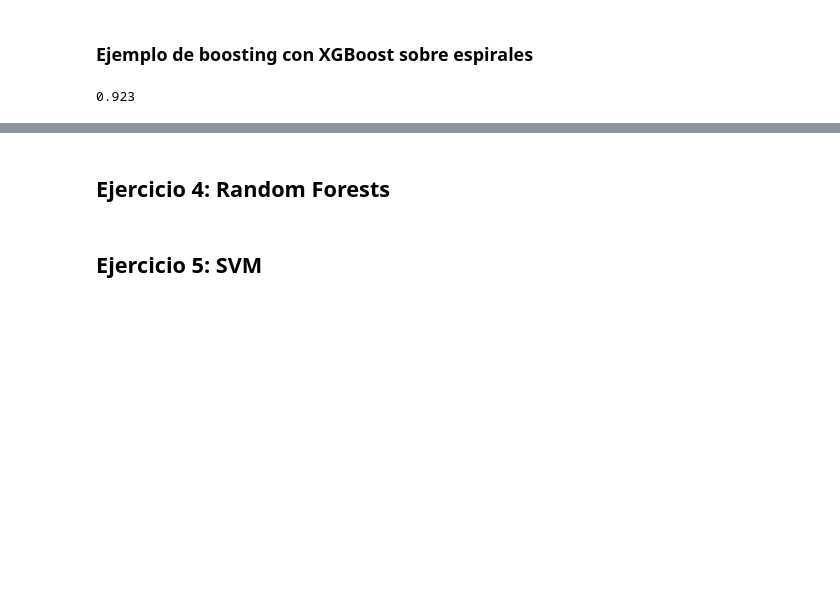
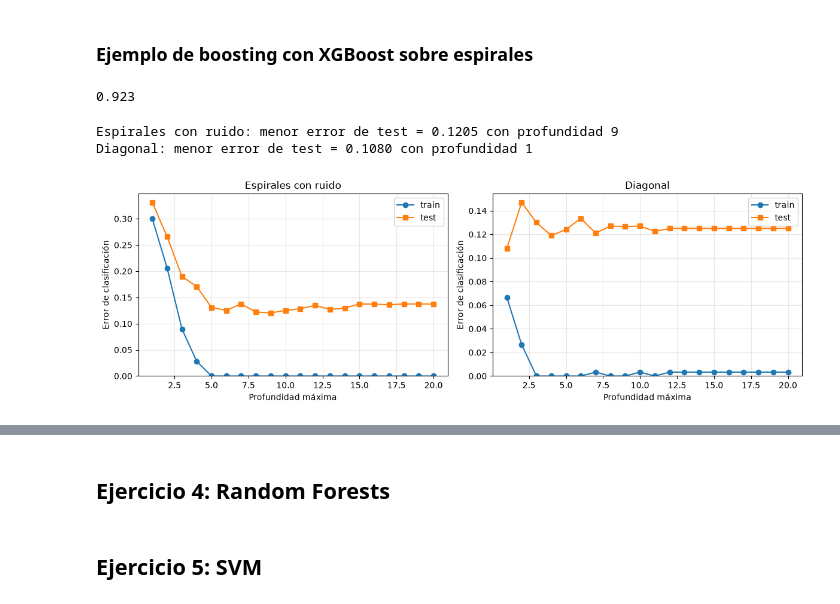
Before and after one commit to BrunoSpoletini/topicosMineriaDeDatos, a Jupyter notebook: tp4/TMD_TP4_Metodos_Supervisados_Avanzados.ipynb, the cells around one changed output, grey strips where cells are left out. Saved outputs shown, nothing was run; the diff lists cells and outputs as text; code cells hidden in the pictures; blank space fills up the shorter version.

```diff
--- a/tp4/TMD_TP4_Metodos_Supervisados_Avanzados.ipynb
+++ b/tp4/TMD_TP4_Metodos_Supervisados_Avanzados.ipynb
@@ -388,0 +387,47 @@ xgb.score(X,y)
+# %%
+# Parámetros del ejemplo de arriba, con 200 árboles por ensemble
+n_arboles = 200
+profundidades = range(1, 21)
+
+datasets_boosting = {
+    'Espirales con ruido': (esp_4d_train.to_numpy(), esp_4d_test.to_numpy()),
+    'Diagonal': (diag_train.to_numpy(), diag_test.to_numpy()),
+}
+
+errores_boosting = {}
+for nombre, (train, test) in datasets_boosting.items():
+    X_tr, y_tr = train[:, :-1], train[:, -1]
+    X_te, y_te = test[:, :-1], test[:, -1]
+
+    errores_train = []
+    errores = []
+    for profundidad in profundidades:
+        xgb = XGBClassifier(
+            objective='binary:hinge', n_estimators=n_arboles,
+            learning_rate=xgb_eta, max_depth=profundidad, colsample_bytree=1, verbosity=0,
+            subsample=1)
+        xgb.fit(X_tr, y_tr, verbose=0)
+        errores_train.append(1 - xgb.score(X_tr, y_tr))
+        errores.append(1 - xgb.score(X_te, y_te))
+    errores_boosting[nombre] = (errores_train, errores)
+
+    mejor = np.argmin(errores)
+    print(f'{nombre}: menor error de test = {errores[mejor]:.4f} con profundidad {profundidades[mejor]}')
+
+# Error de train y test vs profundidad máxima para cada dataset
+fig, axes = plt.subplots(1, 2, figsize=(12, 4))
+for ax, (nombre, (errores_train, errores)) in zip(axes, errores_boosting.items()):
+    ax.plot(profundidades, errores_train, marker='o', label='train')
+    ax.plot(profundidades, errores, marker='s', label='test')
+    ax.set_title(nombre)
+    ax.set_xlabel('Profundidad máxima')
+    ax.set_ylabel('Error de clasificación')
+    ax.set_ylim(bottom=0)
+    ax.grid(alpha=0.3)
+    ax.legend()
+plt.tight_layout()
+plt.show()
+# %% [output]
+Espirales con ruido: menor error de test = 0.1205 con profundidad 9
+Diagonal: menor error de test = 0.1080 con profundidad 1
+[figure, added]
```
Also changed, not shown: parts of 2 cells of this notebook.
